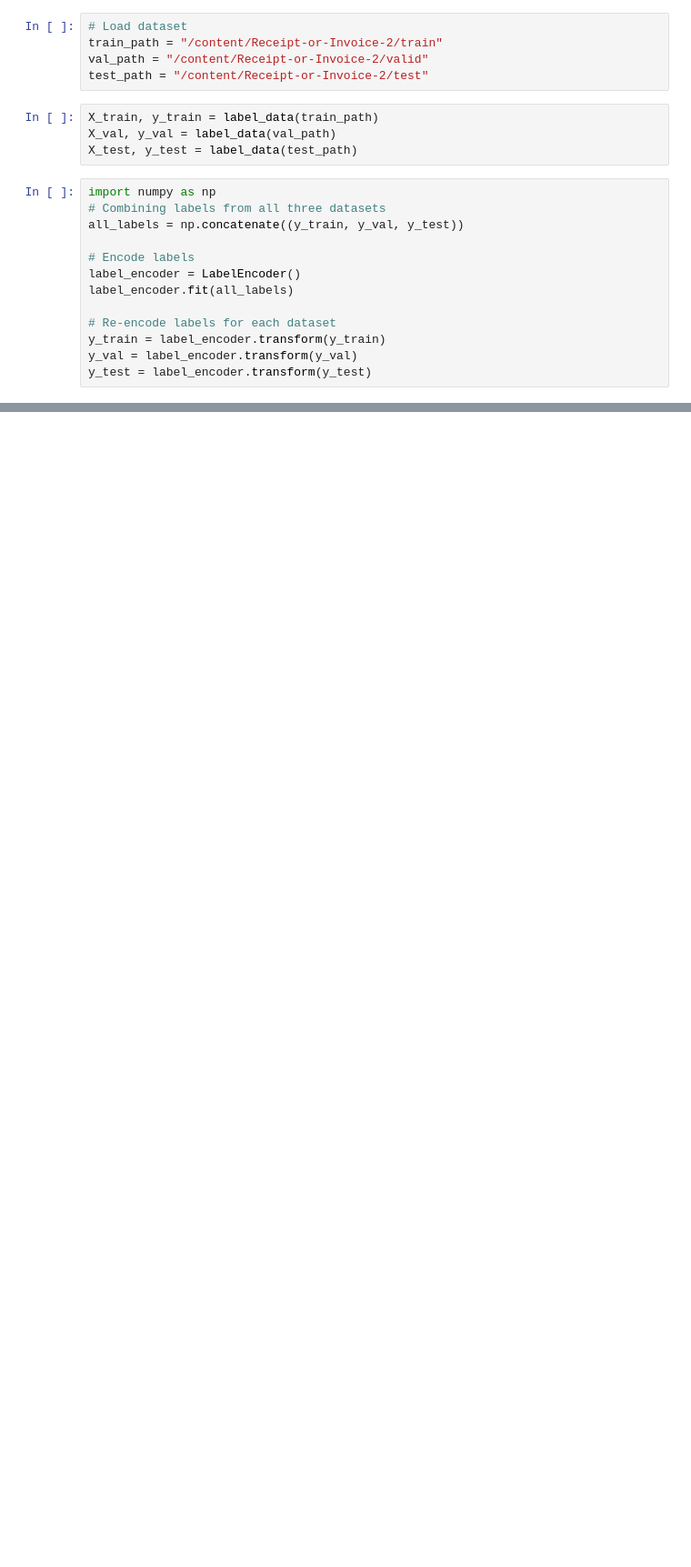
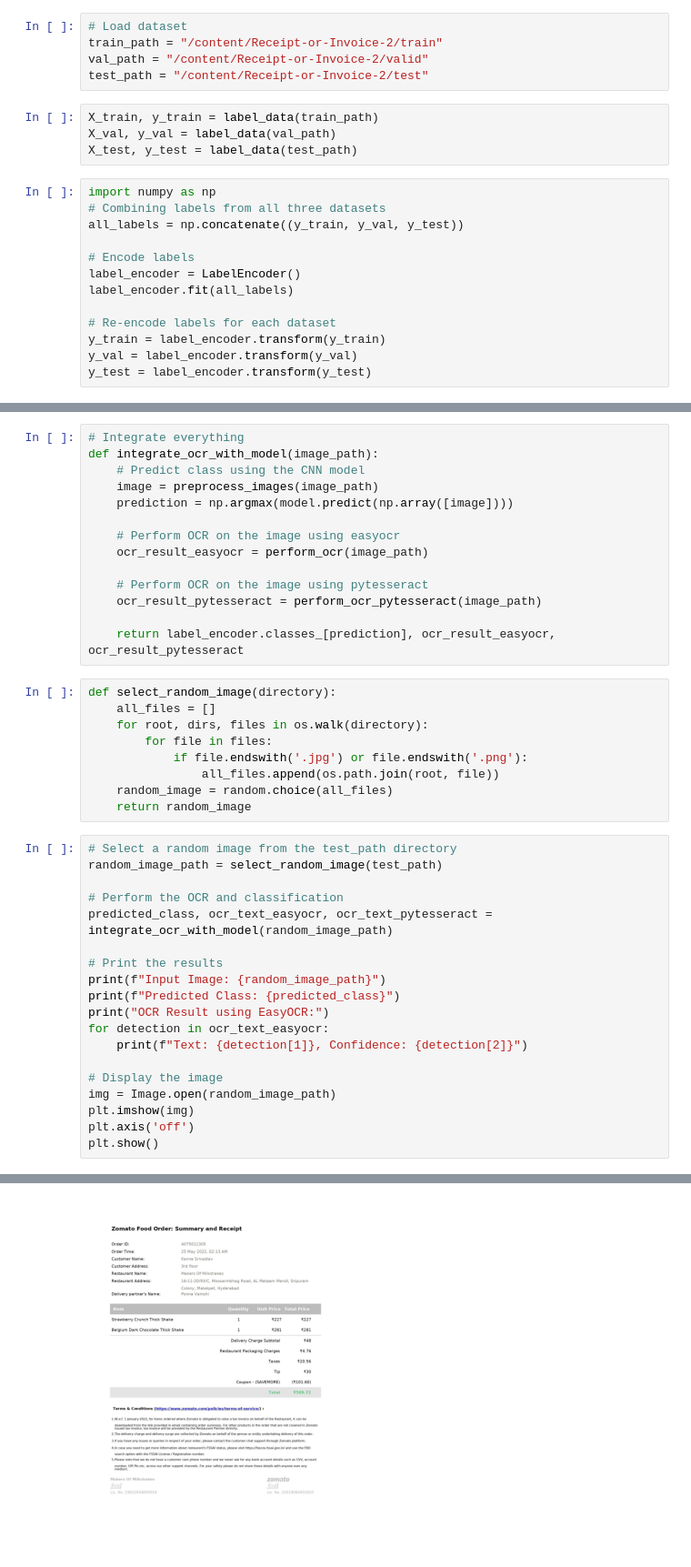
Before and after one commit to yasiramri/capstone-ml, a Jupyter notebook: cp.ipynb, the cells around one changed output, grey strips where cells are left out. Shown: that part at 91% size. Saved outputs shown, nothing was run; the diff lists cells and outputs as text; blank space fills up the shorter version.

Commit message:
improving model

```diff
--- a/cp.ipynb
+++ b/cp.ipynb
@@ -120,0 +203,43 @@ y_test = label_encoder.transform(y_test)
+# %%
+# Integrate everything
+def integrate_ocr_with_model(image_path):
+    # Predict class using the CNN model
+    image = preprocess_images(image_path)
+    prediction = np.argmax(model.predict(np.array([image])))
+
+    # Perform OCR on the image using easyocr
+    ocr_result_easyocr = perform_ocr(image_path)
+
+    # Perform OCR on the image using pytesseract
+    ocr_result_pytesseract = perform_ocr_pytesseract(image_path)
+
+    return label_encoder.classes_[prediction], ocr_result_easyocr, ocr_result_pytesseract
+# %%
+def select_random_image(directory):
+    all_files = []
+    for root, dirs, files in os.walk(directory):
+        for file in files:
+            if file.endswith('.jpg') or file.endswith('.png'):
+                all_files.append(os.path.join(root, file))
+    random_image = random.choice(all_files)
+    return random_image
+# %%
+# Select a random image from the test_path directory
+random_image_path = select_random_image(test_path)
+
+# Perform the OCR and classification
+predicted_class, ocr_text_easyocr, ocr_text_pytesseract = integrate_ocr_with_model(random_image_path)
+
+# Print the results
+print(f"Input Image: {random_image_path}")
+print(f"Predicted Class: {predicted_class}")
+print("OCR Result using EasyOCR:")
+for detection in ocr_text_easyocr:
+    print(f"Text: {detection[1]}, Confidence: {detection[2]}")
+
+# Display the image
+img = Image.open(random_image_path)
+plt.imshow(img)
+plt.axis('off')
+plt.show()
+# %% [output]
@@ -120,0 +269 @@ y_test = label_encoder.transform(y_test)
+[figure, added]
```
Also changed, not shown: parts of 20 cells of this notebook.
